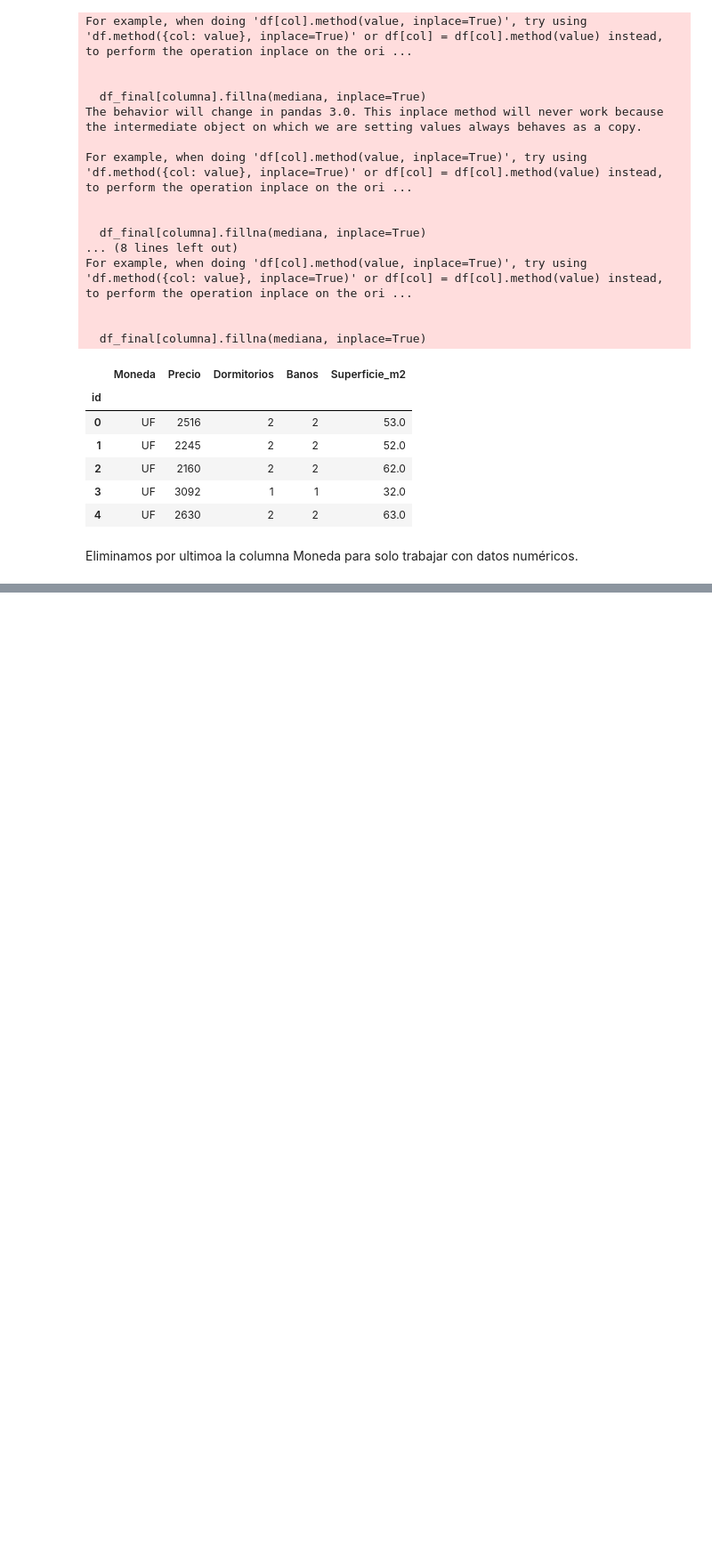
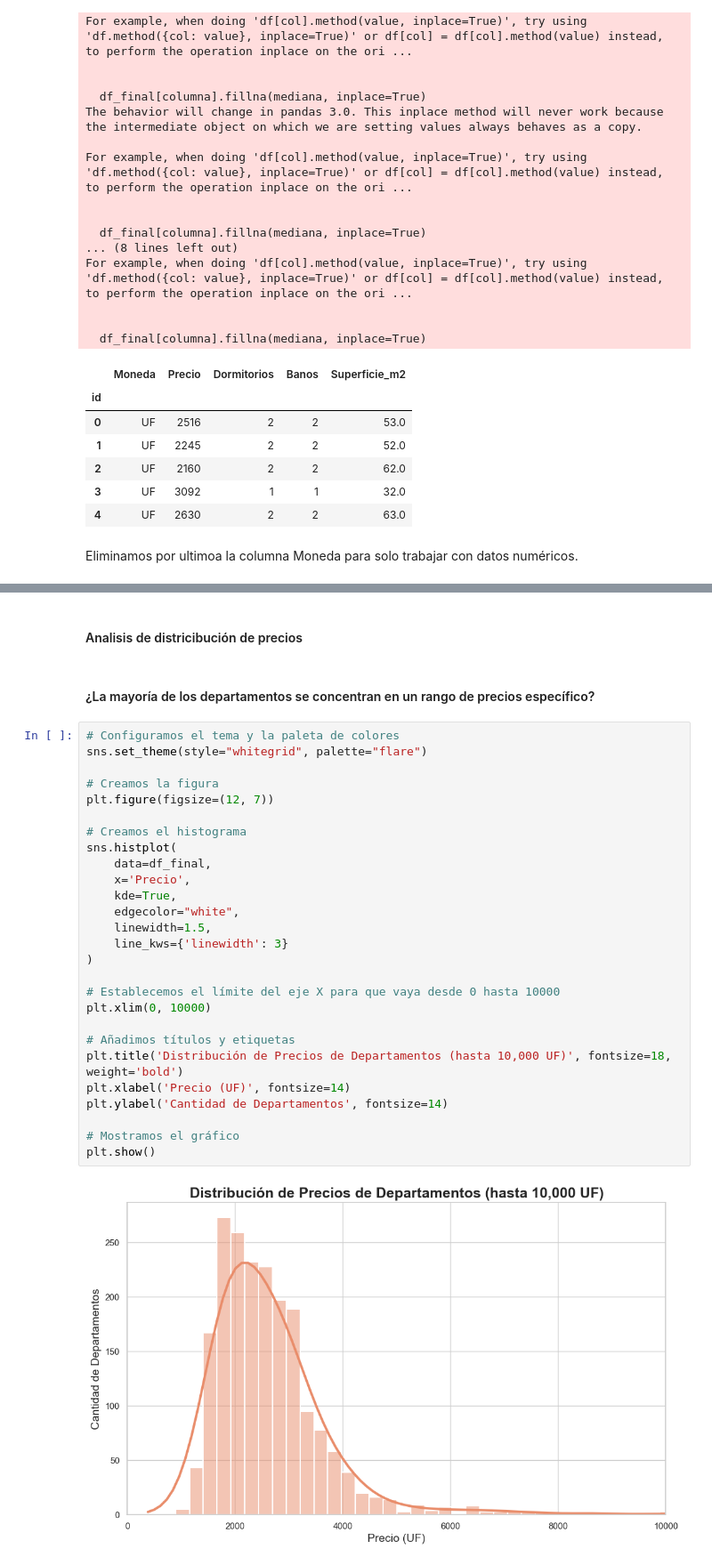
Before and after one commit to Ricardouchub/Web-Scraping-Mercadolibre-Inmuebles, a Jupyter notebook: Proyecto Mercadolibre Inmuebles.ipynb, the cells around one changed output, grey strips where cells are left out. Shown at 89% size. Cells and saved outputs as stored; diff of their text form; blank space fills up the shorter version.

```diff
--- a/Proyecto Mercadolibre Inmuebles.ipynb
+++ b/Proyecto Mercadolibre Inmuebles.ipynb
@@ -416,0 +640,33 @@ df_final.head()
+# %% [markdown]
+#### Analisis de districibución de precios
+# %% [markdown]
+#### ¿La mayoría de los departamentos se concentran en un rango de precios específico?
+# %%
+# Configuramos el tema y la paleta de colores
+sns.set_theme(style="whitegrid", palette="flare")
+
+# Creamos la figura
+plt.figure(figsize=(12, 7))
+
+# Creamos el histograma
+sns.histplot(
+    data=df_final,
+    x='Precio',
+    kde=True,
+    edgecolor="white",
+    linewidth=1.5,
+    line_kws={'linewidth': 3}
+)
+
+# Establecemos el límite del eje X para que vaya desde 0 hasta 10000
+plt.xlim(0, 10000)
+
+# Añadimos títulos y etiquetas
+plt.title('Distribución de Precios de Departamentos (hasta 10,000 UF)', fontsize=18, weight='bold')
+plt.xlabel('Precio (UF)', fontsize=14)
+plt.ylabel('Cantidad de Departamentos', fontsize=14)
+
+# Mostramos el gráfico
+plt.show()
+# %% [output]
+[figure, added]
```
Also changed, not shown: parts of 48 cells of this notebook.
